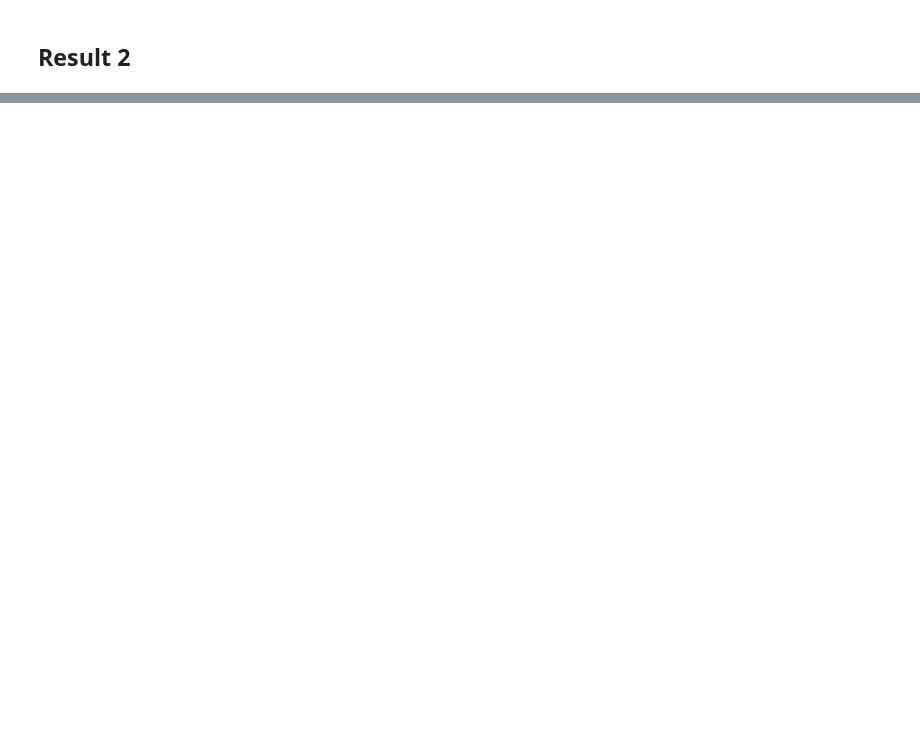
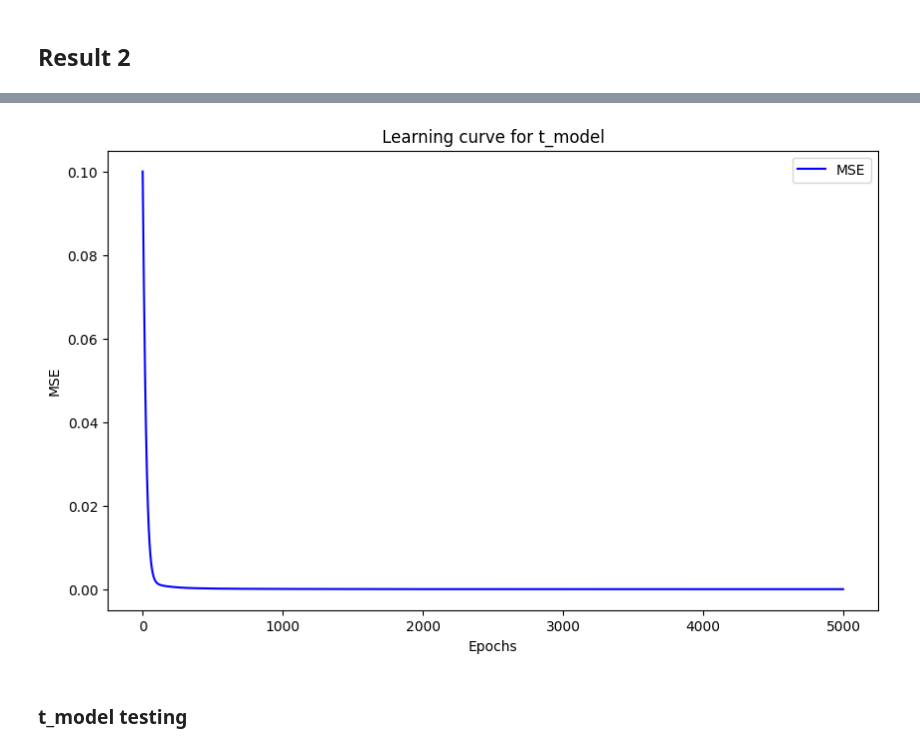
Before and after one commit to GrindelfP/project-skuld, a Jupyter notebook: cat/nn-python-test/nni-1d.ipynb, the cells around one changed output, grey strips where cells are left out. Drawn from its saved outputs; the diff is of its cells as text; code cells hidden in the pictures; blank space fills up the shorter version.

```diff
--- a/cat/nn-python-test/nni-1d.ipynb
+++ b/cat/nn-python-test/nni-1d.ipynb
@@ -1019,0 +1231,4 @@ error_for_result2
+# %%
+hidden_size = 10
+learning_rate = 0.001
+num_epochs = 5000
@@ -1019,0 +1237,9 @@ error_for_result2
+# %%
+t_model = MLP(hidden_size)
+
+criterion = nn.MSELoss()
+t_optimizer = optim.Adam(t_model.parameters(), lr=learning_rate)
+
+t_train_history = train_model(t_model, criterion, t_optimizer, t_train, yt_train, num_epochs)
+
+summary(t_model, (1,)) # (1, ) - input shape
@@ -1019,0 +1264,13 @@ error_for_result2
+# %%
+plt.figure(figsize=(10, 6))
+plt.plot(t_train_history, label='MSE', color='b')
+plt.xlabel('Epochs')
+plt.ylabel('MSE')
+plt.title('Learning curve for t_model')
+plt.legend()
+plt.grid(False)
+plt.show()
+# %% [output]
+[figure, added]
+# %% [markdown]
+### t_model testing
```
Also changed, not shown: parts of 433 cells of this notebook.
